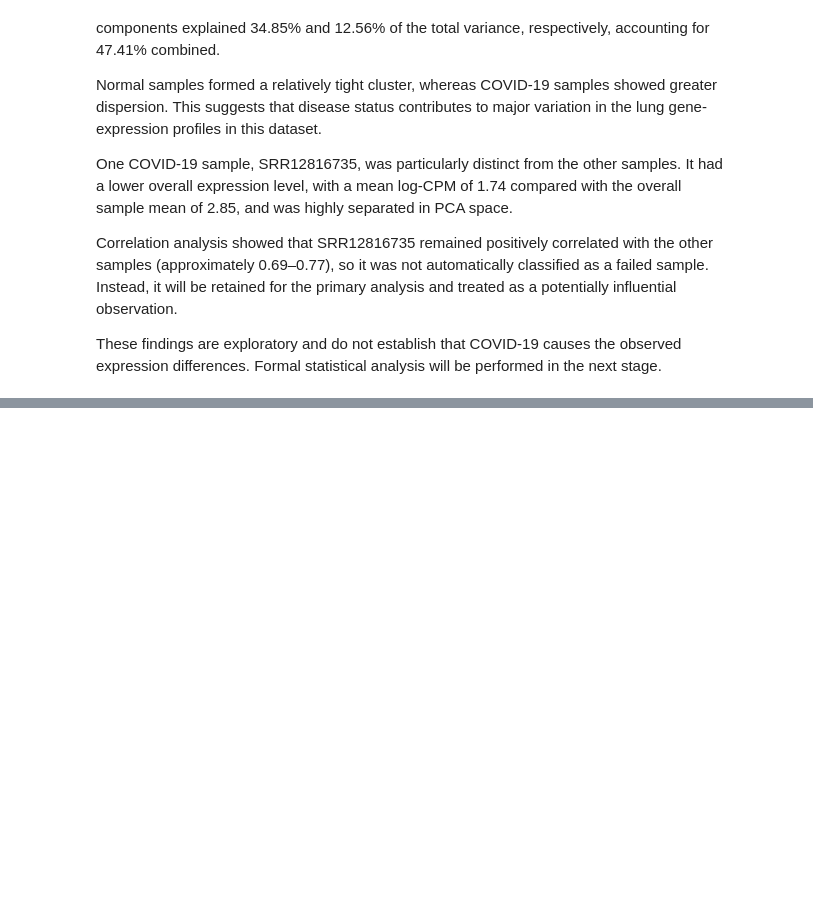
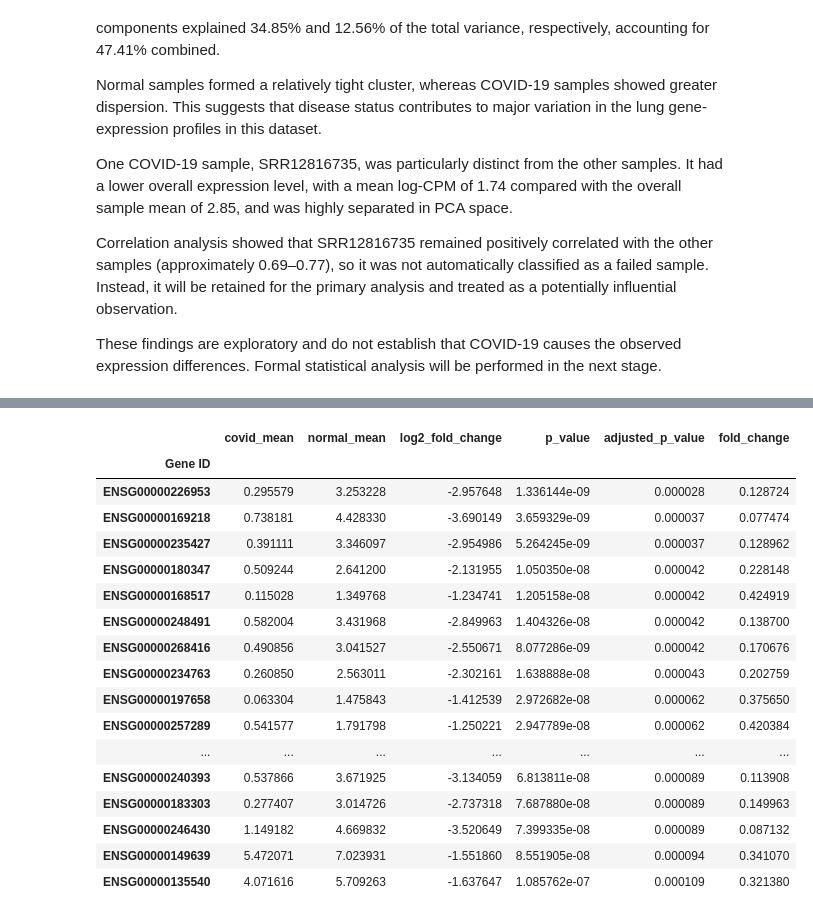
Before and after one commit to shaunagbaje/projects, a Jupyter notebook: 03_covid_gene_expression/gene_expression_analysis.ipynb, the cells around one changed output, grey strips where cells are left out. Saved outputs shown, nothing was run; the diff lists cells and outputs as text; code cells hidden in the pictures; blank space fills up the shorter version.

```diff
--- a/03_covid_gene_expression/gene_expression_analysis.ipynb
+++ b/03_covid_gene_expression/gene_expression_analysis.ipynb
@@ -979,0 +1061,18 @@ These findings are exploratory and do not establish that COVID-19 causes the obs
+# %%
+p_values = []
+
+for gene in log_cpm.index:
+    covid_values = log_cpm.loc[gene, covid_samples]
+    normal_values = log_cpm.loc[gene, normal_samples]
+
+    statistic, p_value = stats.ttest_ind(
+        covid_values,
+        normal_values,
+        equal_var=False
+    )
+
+    p_values.append(p_value)
+
+gene_expression_summary["p_value"] = p_values
+
+gene_expression_summary.head()
@@ -979,0 +1207,23 @@ These findings are exploratory and do not establish that COVID-19 causes the obs
+# %%
+gene_expression_summary.sort_values(
+    "adjusted_p_value"
+).head(20)
+# %% [output]
+|  | covid_mean | normal_mean | log2_fold_change | p_value | adjusted_p_value | fold_change |
+| Gene ID |  |  |  |  |  |  |
+| ENSG00000226953 | 0.295579 | 3.253228 | -2.957648 | 1.336144e-09 | 0.000028 | 0.128724 |
+| ENSG00000169218 | 0.738181 | 4.428330 | -3.690149 | 3.659329e-09 | 0.000037 | 0.077474 |
+| ENSG00000235427 | 0.391111 | 3.346097 | -2.954986 | 5.264245e-09 | 0.000037 | 0.128962 |
+| ENSG00000180347 | 0.509244 | 2.641200 | -2.131955 | 1.050350e-08 | 0.000042 | 0.228148 |
+| ENSG00000168517 | 0.115028 | 1.349768 | -1.234741 | 1.205158e-08 | 0.000042 | 0.424919 |
+| ENSG00000248491 | 0.582004 | 3.431968 | -2.849963 | 1.404326e-08 | 0.000042 | 0.138700 |
+| ENSG00000268416 | 0.490856 | 3.041527 | -2.550671 | 8.077286e-09 | 0.000042 | 0.170676 |
+| ENSG00000234763 | 0.260850 | 2.563011 | -2.302161 | 1.638888e-08 | 0.000043 | 0.202759 |
+| ENSG00000197658 | 0.063304 | 1.475843 | -1.412539 | 2.972682e-08 | 0.000062 | 0.375650 |
+| ENSG00000257289 | 0.541577 | 1.791798 | -1.250221 | 2.947789e-08 | 0.000062 | 0.420384 |
+| ... | ... | ... | ... | ... | ... | ... |
+| ENSG00000240393 | 0.537866 | 3.671925 | -3.134059 | 6.813811e-08 | 0.000089 | 0.113908 |
+| ENSG00000183303 | 0.277407 | 3.014726 | -2.737318 | 7.687880e-08 | 0.000089 | 0.149963 |
+| ENSG00000246430 | 1.149182 | 4.669832 | -3.520649 | 7.399335e-08 | 0.000089 | 0.087132 |
+| ENSG00000149639 | 5.472071 | 7.023931 | -1.551860 | 8.551905e-08 | 0.000094 | 0.341070 |
+| ENSG00000135540 | 4.071616 | 5.709263 | -1.637647 | 1.085762e-07 | 0.000109 | 0.321380 |
```
Also changed, not shown: parts of 41 cells of this notebook.
